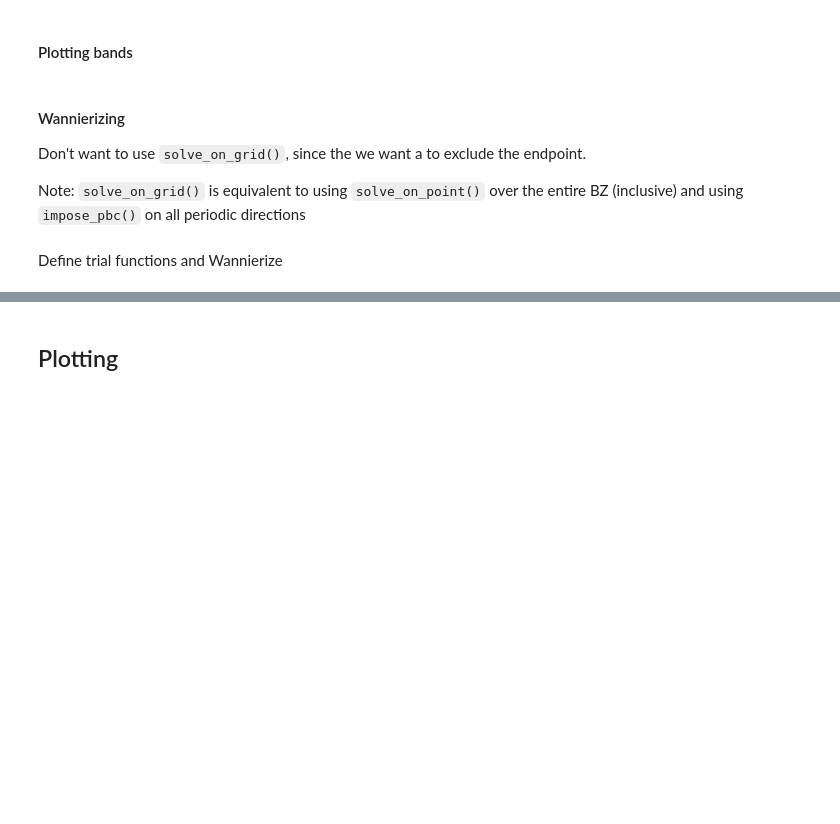
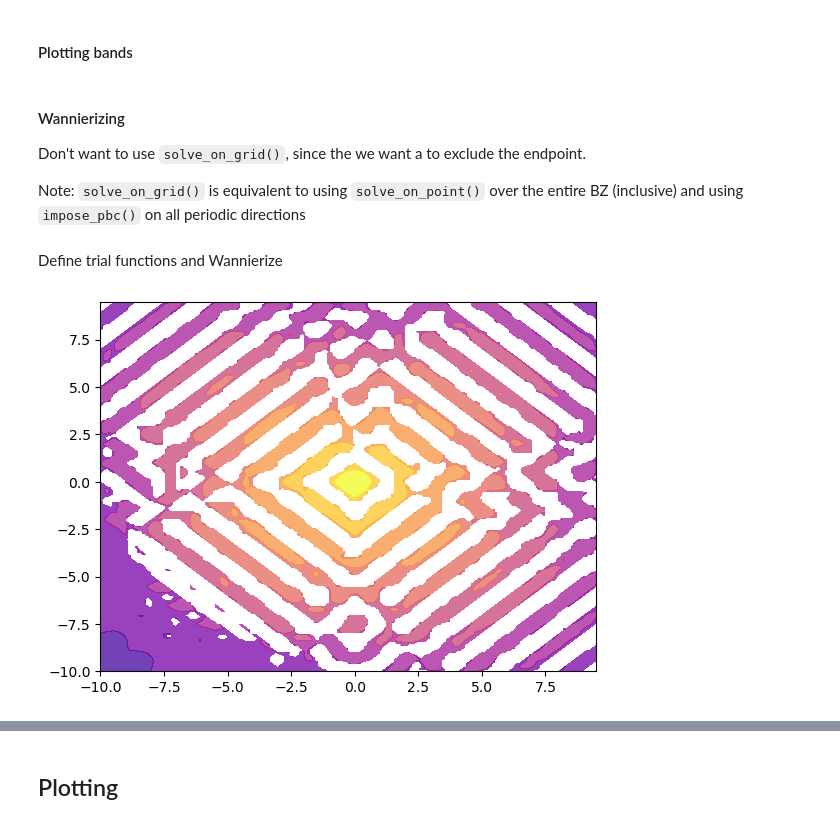
Before and after one commit to treycole/WanPy, a Jupyter notebook: dev notebooks/Wannier.ipynb, the cells around one changed output, grey strips where cells are left out. Cells and saved outputs as stored; diff of their text form; code cells hidden in the pictures; blank space fills up the shorter version.

```diff
--- a/dev notebooks/Wannier.ipynb
+++ b/dev notebooks/Wannier.ipynb
@@ -85,0 +87,95 @@ w0 = Wannierize(model, u_wfs_Wan, tf_list)
+# %%
+Wan_idx = 0
+nx, ny = w0.shape[0], w0.shape[1]
+
+supercell = [(i,j) for i in range(-int((nx-nx%2)/2), int((nx-nx%2)/2))
+            for j in range(-int((ny-ny%2)/2), int((ny-ny%2)/2))]
+
+xs = []
+ys = []
+r = []
+w0i_wt = []
+w0i_phase = []
+
+xs_omit = []
+ys_omit = []
+r_omit = []
+w0omit_wt = []
+
+r_ev = []
+r_odd = []
+w0ev_wt = []
+w0odd_wt = []
+
+for tx, ty in supercell:
+    for i, orb in enumerate(orbs):
+        phase = np.arctan(w0[tx, ty, Wan_idx, i].imag/w0[tx, ty, Wan_idx, i].real)
+        wt = np.abs(w0[tx, ty, Wan_idx, i])**2
+        pos = orb[0]*lat_vecs[0] + tx*lat_vecs[0] + orb[1]*lat_vecs[1]+ ty*lat_vecs[1]
+
+        x, y, rad = pos[0], pos[1], np.sqrt(pos[0]**2 + pos[1]**2)
+
+        xs.append(x)
+        ys.append(y)
+        r.append(rad)
+        w0i_wt.append(wt)
+        w0i_phase.append(phase)
+
+        if omit_site is not None and i == omit_site:
+            xs_omit.append(x)
+            ys_omit.append(y)
+            r_omit.append(rad)
+            w0omit_wt.append(wt)
+        elif i%2 ==0:
+            r_ev.append(rad)
+            w0ev_wt.append(wt)
+        else:
+            r_odd.append(rad)
+            w0odd_wt.append(wt)
+
+# numpify
+xs = np.array(xs)
+ys = np.array(ys)
+r = np.array(r)
+w0i_wt = np.array(w0i_wt)
+xs_omit = np.array(xs_omit)
+ys_omit = np.array(ys_omit)
+r_omit = np.array(r_omit)
+w0omit_wt = np.array(w0omit_wt)
+r_ev = np.array(r_ev)
+w0ev_wt = np.array(w0ev_wt)
+r_odd = np.array(r_odd)
+w0odd_wt = np.array(w0odd_wt)
+
+# figs = []
+# axs = []
+
+fig, ax = plt.subplots()
+# figs.append(fig)
+# axs.append(ax)
+
+# # Weight plot
+# scat = ax.scatter(xs, ys, c=w0i_wt, cmap='plasma', norm=LogNorm(vmin=2e-16, vmax=1))
+
+# if omit_sites is not None :
+#     ax.scatter(xs_omit, ys_omit, s=2, marker='x', c='g')
+
+# cbar = plt.colorbar(scat, ax=ax)
+# # cbar.set_label(rf"$|\langle \phi_{{\vec{{R}}, j}}| w_{{0, {Wan_idx}}}\rangle|^2$", rotation=270)
+# cbar.set_label(rf"$|w_{Wan_idx}(\mathbf{{r}})|^2$", rotation=270)
+# cbar.ax.get_yaxis().labelpad = 20
+
+# title = ( rf"$C = {chern: .1f}$ | $\Delta = {delta},\ t_0 = {t0},\ t' = {tprime}$"
+#              "\n"
+#              rf"Trial fxns on sites {tf_list}")
+# ax.set_title(title)
+# Generate grid data for interpolation
+grid_x, grid_y = np.mgrid[min(xs):max(xs):200j, min(ys):max(ys):200j]
+
+# Interpolate the color values on the grid
+grid_wt = griddata((xs, ys), w0i_wt, (grid_x, grid_y), method='cubic')
+
+# Create the smooth color plot using contourf
+contour = ax.contourf(grid_x, grid_y, grid_wt, levels=200, cmap='plasma', norm=LogNorm(vmin=2e-16, vmax=1), alpha=0.75)
+# %% [output]
+[figure, added]
```
Also changed, not shown: parts of 8 cells of this notebook, 13 other files.
